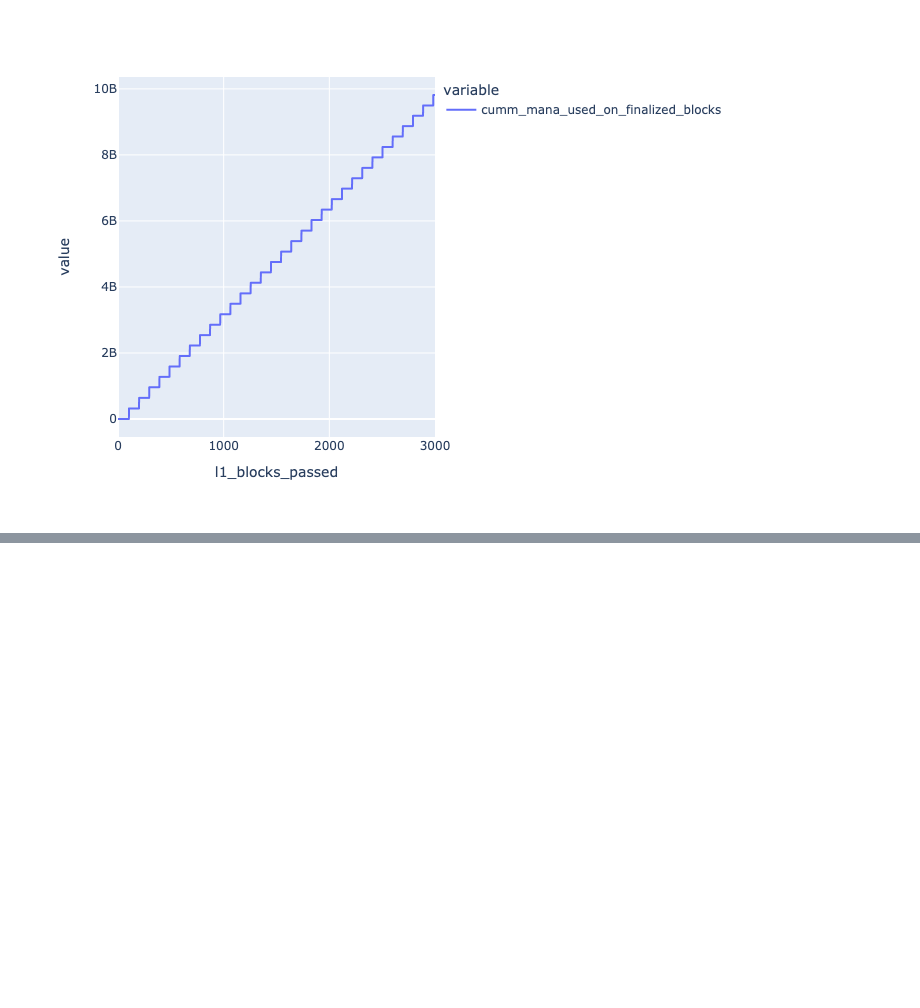
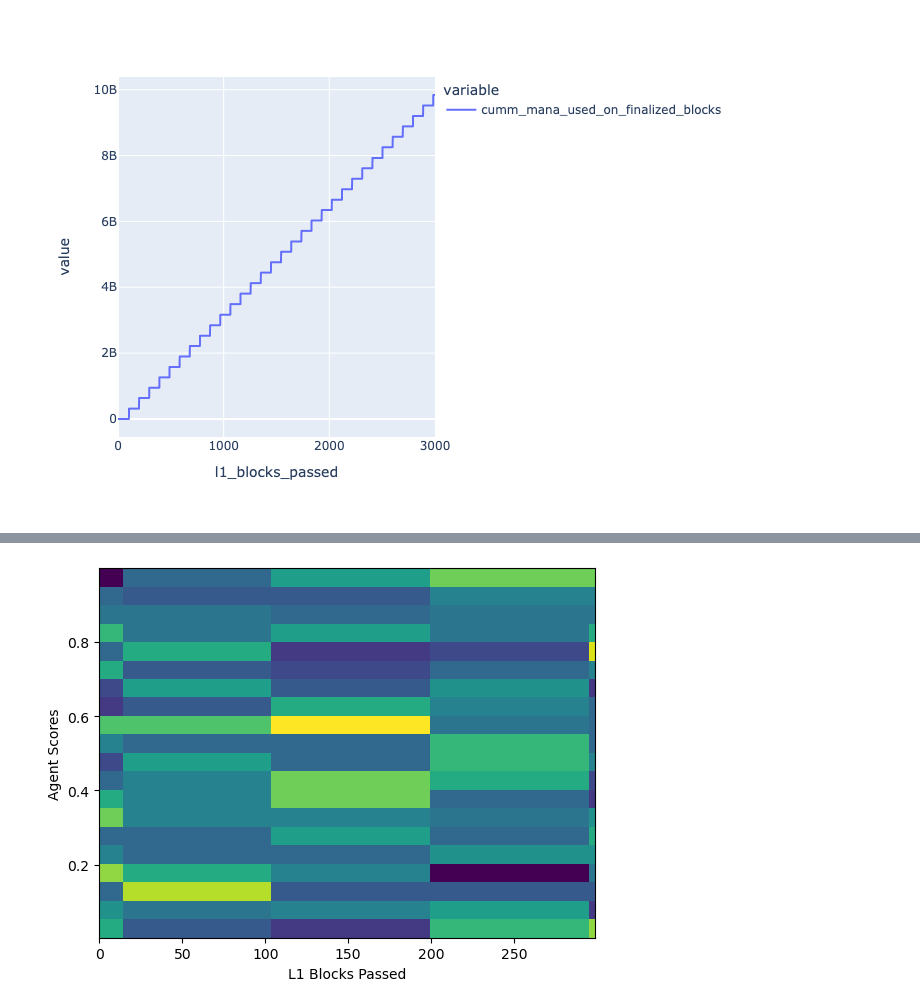
Before and after one commit to BlockScience/aztec-gddt-v2, a Jupyter notebook: notebooks/test_run.ipynb, the cells around one changed output, grey strips where cells are left out. Saved outputs shown, nothing was run; the diff lists cells and outputs as text; code cells hidden in the pictures; blank space fills up the shorter version.

Commit message:
add logic for randomizing agents scores each new epoch

```diff
--- a/notebooks/test_run.ipynb
+++ b/notebooks/test_run.ipynb
@@ -177,0 +178,14 @@ When grouping with a length-1 list-like, you will need to pass a length-1 tuple
+# %%
+x = []
+y = []
+for i, row in sim_df.head(300).iterrows():
+    y_lst = [a.score for a in row.agents]
+    y += y_lst
+    x += len(y_lst) * [i]
+
+plt.hist2d(x, y, bins=(300, 20))
+plt.xlabel('L1 Blocks Passed')
+plt.ylabel('Agent Scores')
+plt.show()
+# %% [output]
+[figure, added]
```
Also changed, not shown: parts of 10 cells of this notebook, 3 other files.
